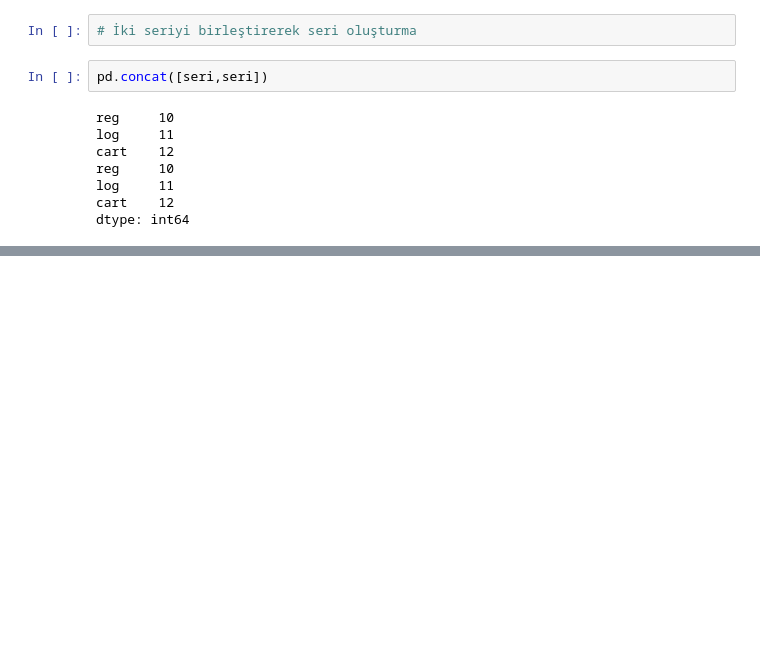
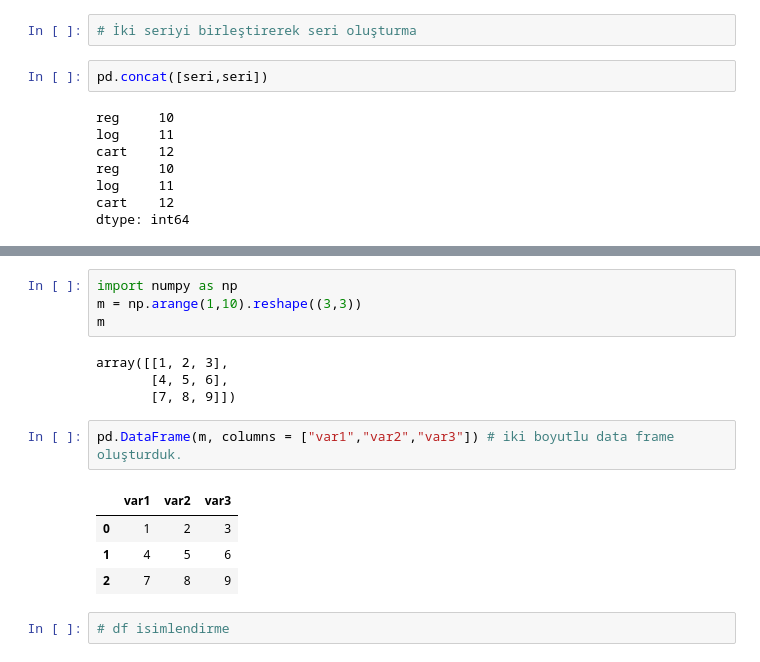
Before and after one commit to tahaasann/Data-Science-Course, a Jupyter notebook: veri_manipulasyonu.ipynb, the cells around one changed output, grey strips where cells are left out. Saved outputs shown, nothing was run; the diff lists cells and outputs as text; blank space fills up the shorter version.

```diff
--- a/veri_manipulasyonu.ipynb
+++ b/veri_manipulasyonu.ipynb
@@ -1014,0 +1128,17 @@ dtype: int64
+# %%
+import numpy as np
+m = np.arange(1,10).reshape((3,3))
+m
+# %% [output]
+array([[1, 2, 3],
+       [4, 5, 6],
+       [7, 8, 9]])
+# %%
+pd.DataFrame(m, columns = ["var1","var2","var3"]) # iki boyutlu data frame oluşturduk.
+# %% [output]
+|  | var1 | var2 | var3 |
+| 0 | 1 | 2 | 3 |
+| 1 | 4 | 5 | 6 |
+| 2 | 7 | 8 | 9 |
+# %%
+# df isimlendirme
```
Also changed, not shown: parts of 38 cells of this notebook.
